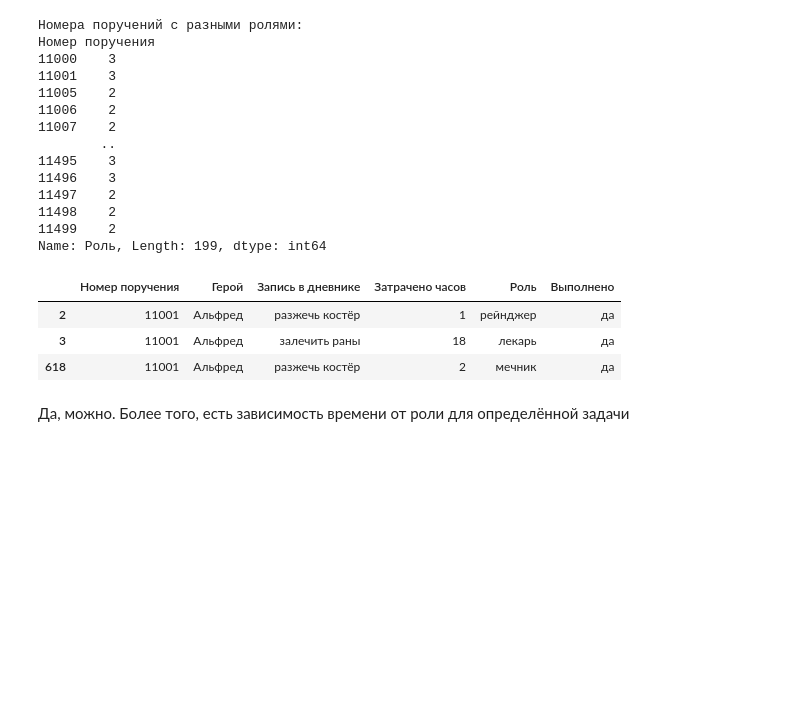
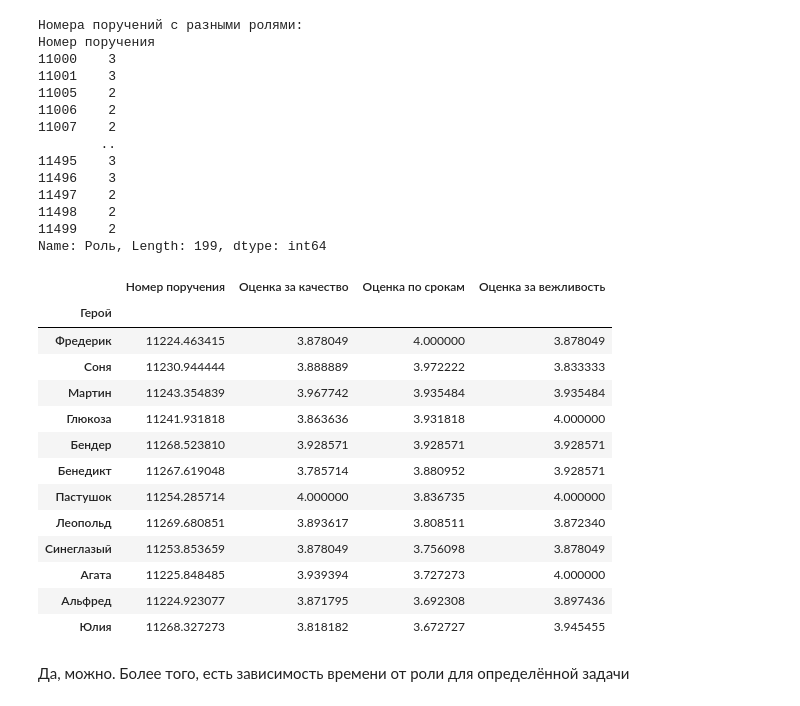
Before and after one commit to orekhovsky/GPN-Intelligence-Cup-2024_RecSys, a Jupyter notebook: explore.ipynb, the cells around one changed output. Cells and saved outputs as stored; diff of their text form; code cells hidden in the pictures; blank space fills up the shorter version.

```diff
--- a/explore.ipynb
+++ b/explore.ipynb
@@ -193,12 +215,22 @@ else:
 11498    2
 11499    2
 Name: Роль, Length: 199, dtype: int64
-# %%
-diaries[diaries["Номер поручения"] ==11001]
-# %% [output]
-|  | Номер поручения | Герой | Запись в дневнике | Затрачено часов | Роль | Выполнено |
-| 2 | 11001 | Альфред | разжечь костёр | 1 | рейнджер | да |
-| 3 | 11001 | Альфред | залечить раны | 18 | лекарь | да |
-| 618 | 11001 | Альфред | разжечь костёр | 2 | мечник | да |
+# %%
+marks.groupby(by='Герой').mean().sort_values(by='Оценка по срокам',ascending=False)
+# %% [output]
+|  | Номер поручения | Оценка за качество | Оценка по срокам | Оценка за вежливость |
+| Герой |  |  |  |  |
+| Фредерик | 11224.463415 | 3.878049 | 4.000000 | 3.878049 |
+| Соня | 11230.944444 | 3.888889 | 3.972222 | 3.833333 |
+| Мартин | 11243.354839 | 3.967742 | 3.935484 | 3.935484 |
+| Глюкоза | 11241.931818 | 3.863636 | 3.931818 | 4.000000 |
+| Бендер | 11268.523810 | 3.928571 | 3.928571 | 3.928571 |
+| Бенедикт | 11267.619048 | 3.785714 | 3.880952 | 3.928571 |
+| Пастушок | 11254.285714 | 4.000000 | 3.836735 | 4.000000 |
+| Леопольд | 11269.680851 | 3.893617 | 3.808511 | 3.872340 |
+| Синеглазый | 11253.853659 | 3.878049 | 3.756098 | 3.878049 |
+| Агата | 11225.848485 | 3.939394 | 3.727273 | 4.000000 |
+| Альфред | 11224.923077 | 3.871795 | 3.692308 | 3.897436 |
+| Юлия | 11268.327273 | 3.818182 | 3.672727 | 3.945455 |
 # %% [markdown]
 Да, можно. Более того, есть зависимость времени от роли для определённой задачи
```
Also changed, not shown: parts of 29 cells of this notebook, 9 other files.
